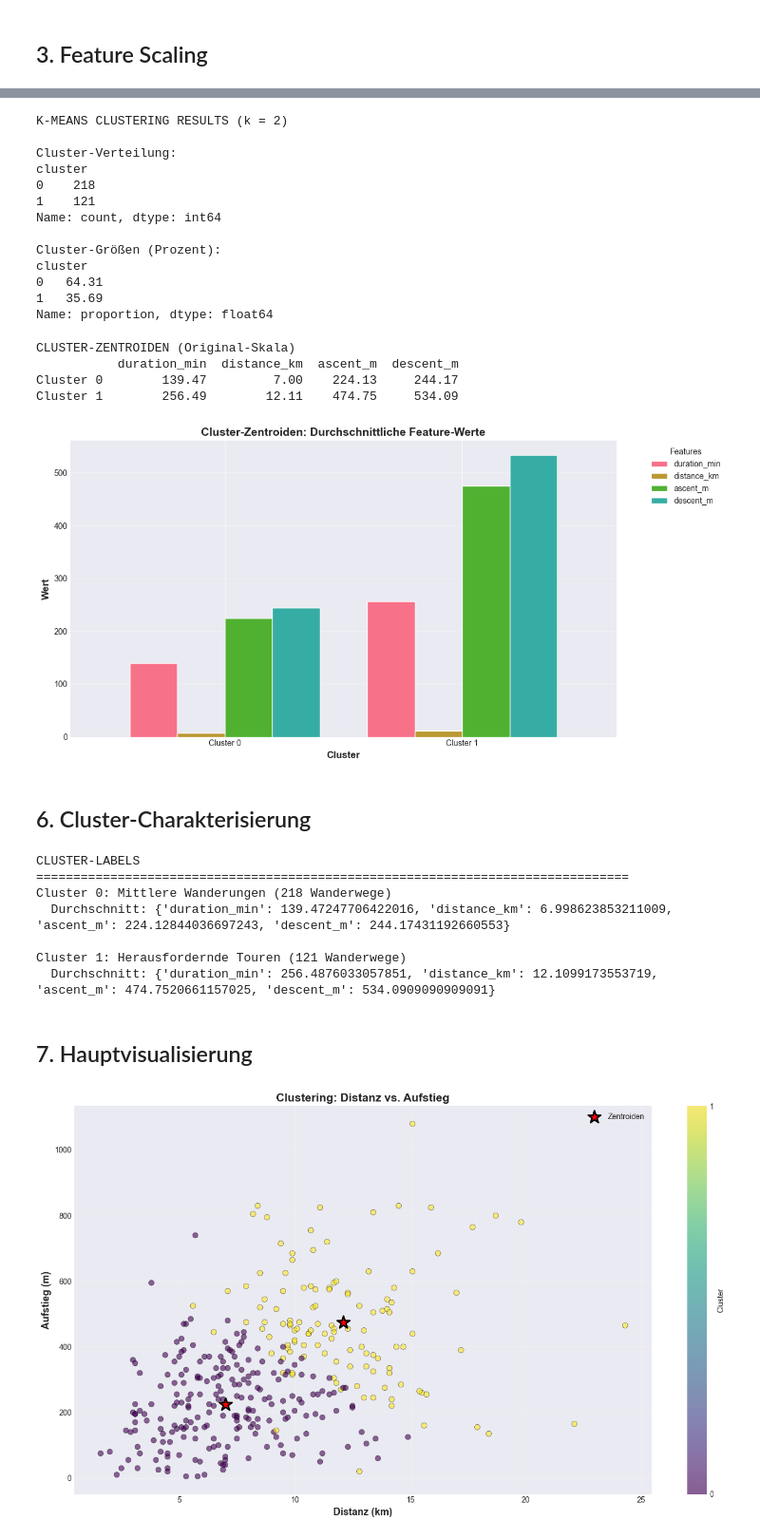
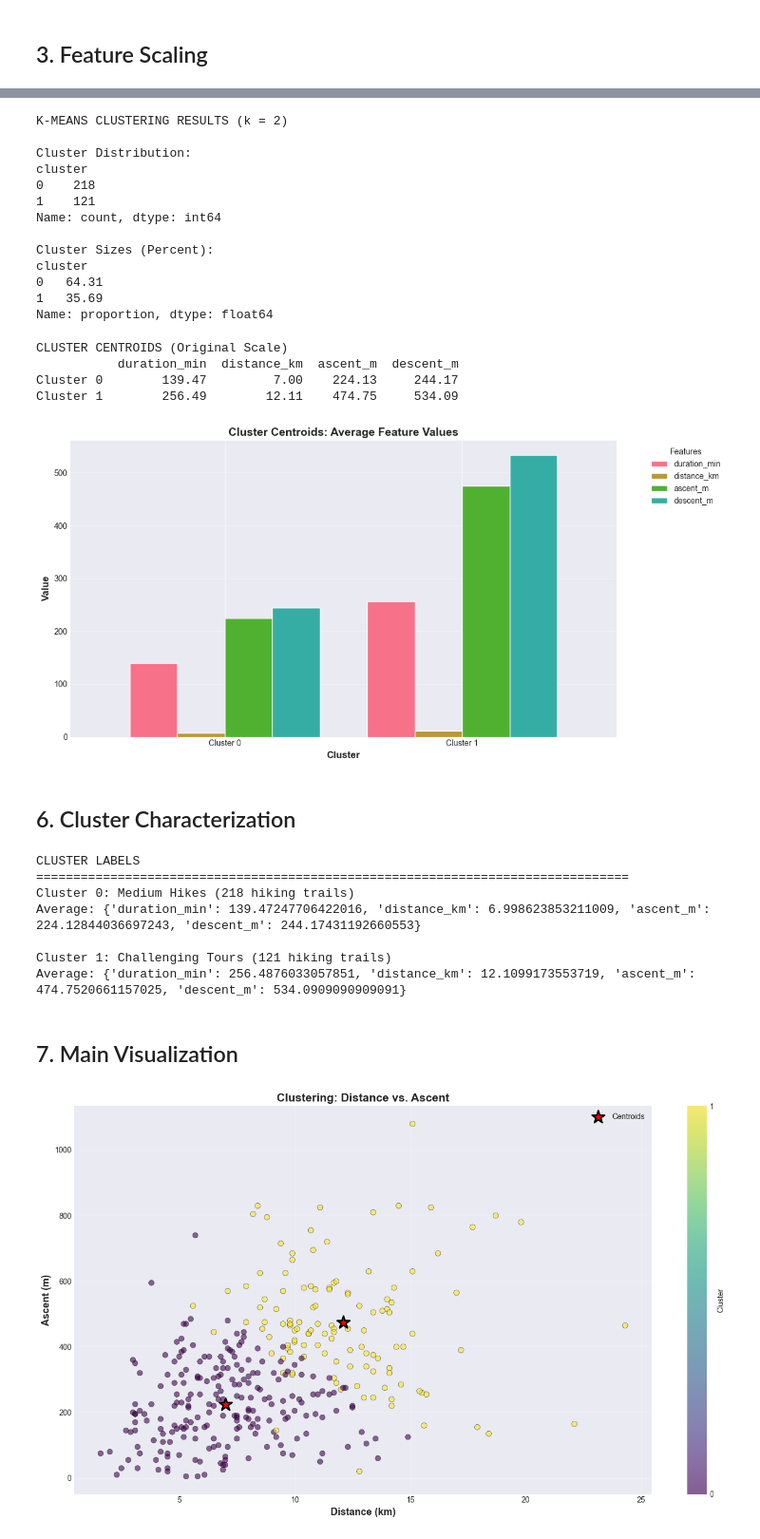
Before and after one commit to ganemmah/Schweizer_Wanderwege, a Jupyter notebook: AP_05_kmeans_clustering.ipynb, the cells around one changed output, grey strips where cells are left out. Shown at 95% size. Saved outputs shown, nothing was run; the diff lists cells and outputs as text; code cells hidden in the pictures.

```diff
--- a/AP_05_kmeans_clustering.ipynb
+++ b/AP_05_kmeans_clustering.ipynb
@@ -180,60 +176,60 @@ print(f"\n→ Empfehlung: k = {best_k_silhouette} (basierend auf höchstem Silho
 # %%
-# K-Means mit optimalem k
+# K-Means with optimal k
 optimal_k = best_k_silhouette
 
 kmeans_final = KMeans(n_clusters=optimal_k, random_state=42, n_init=20)
 df_clean['cluster'] = kmeans_final.fit_predict(X_scaled)
 
 print(f"K-MEANS CLUSTERING RESULTS (k = {optimal_k})")
-print(f"\nCluster-Verteilung:")
+print(f"\nCluster Distribution:")
 print(df_clean['cluster'].value_counts().sort_index())
-print(f"\nCluster-Größen (Prozent):")
+print(f"\nCluster Sizes (Percent):")
 print((df_clean['cluster'].value_counts(normalize=True).sort_index() * 100).round(2))
 # %% [output]
 K-MEANS CLUSTERING RESULTS (k = 2)
 
-Cluster-Verteilung:
+Cluster Distribution:
 cluster
 0    218
 1    121
 Name: count, dtype: int64
 
-Cluster-Größen (Prozent):
+Cluster Sizes (Percent):
 cluster
 0   64.31
 1   35.69
 Name: proportion, dtype: float64
 # %%
-# Cluster-Zentroiden (zurücktransformiert auf Original-Skala)
+# Cluster centroids (transformed back to original scale)
 centroids_scaled = kmeans_final.cluster_centers_
 centroids_original = scaler.inverse_transform(centroids_scaled)
 centroids_df = pd.DataFrame(centroids_original, columns=clustering_features)
 centroids_df.index = [f'Cluster {i}' for i in range(optimal_k)]
 
-print("\nCLUSTER-ZENTROIDEN (Original-Skala)")
+print("\nCLUSTER CENTROIDS (Original Scale)")
 print(centroids_df)
 
-# Visualisierung der Zentroiden
+# Visualize centroids
 fig, ax = plt.subplots(figsize=(12, 6))
 centroids_df.plot(kind='bar', ax=ax, width=0.8)
-ax.set_title('Cluster-Zentroiden: Durchschnittliche Feature-Werte', fontsize=14, fontweight='bold')
+ax.set_title('Cluster Centroids: Average Feature Values', fontsize=14, fontweight='bold')
 ax.set_xlabel('Cluster', fontsize=12, fontweight='bold')
-ax.set_ylabel('Wert', fontsize=12, fontweight='bold')
+ax.set_ylabel('Value', fontsize=12, fontweight='bold')
 ax.legend(title='Features', bbox_to_anchor=(1.05, 1), loc='upper left')
 ax.grid(True, alpha=0.3, axis='y')
 plt.xticks(rotation=0)
 plt.tight_layout()
 plt.show()
 # %% [output]
-CLUSTER-ZENTROIDEN (Original-Skala)
+CLUSTER CENTROIDS (Original Scale)
            duration_min  distance_km  ascent_m  descent_m
 Cluster 0        139.47         7.00    224.13     244.17
 Cluster 1        256.49        12.11    474.75     534.09
-[figure, old version]
+[figure, new version]
 # %% [markdown]
-## 6. Cluster-Charakterisierung
+## 6. Cluster Characterization
 # %%
-# Cluster-Labels basierend auf Charakteristiken
+# Create cluster labels based on characteristics
 cluster_labels = {}
 
 for cluster_id in range(optimal_k):
@@ -243,35 +239,35 @@ for cluster_id in range(optimal_k):
     avg_distance = cluster_data['distance_km'].mean()
     avg_ascent = cluster_data['ascent_m'].mean()
 
-    # Erstelle beschreibenden Label
+    # Create descriptive label
     if avg_duration < 120 and avg_distance < 5:
-        label = "Kurze Wanderungen"
+        label = "Short Hikes"
     elif avg_duration < 240 and avg_distance < 10:
-        label = "Mittlere Wanderungen"
+        label = "Medium Hikes"
     elif avg_ascent > 800:
-        label = "Bergtouren (hoher Aufstieg)"
+        label = "Mountain Tours (high ascent)"
     elif avg_distance > 15:
-        label = "Lange Distanzen"
+        label = "Long Distance"
     else:
-        label = "Herausfordernde Touren"
+        label = "Challenging Tours"
 
     cluster_labels[cluster_id] = label
 
-print("CLUSTER-LABELS")
+print("CLUSTER LABELS")
 print("="*80)
 for cluster_id, label in cluster_labels.items():
     count = len(df_clean[df_clean['cluster'] == cluster_id])
-    print(f"Cluster {cluster_id}: {label} ({count} Wanderwege)")
-    print(f"Durchschnitt: {centroids_df.loc[f'Cluster {cluster_id}'].to_dict()}")
+    print(f"Cluster {cluster_id}: {label} ({count} hiking trails)")
+    print(f"Average: {centroids_df.loc[f'Cluster {cluster_id}'].to_dict()}")
     print()
 # %% [output]
-CLUSTER-LABELS
+CLUSTER LABELS
 ================================================================================
-Cluster 0: Mittlere Wanderungen (218 Wanderwege)
-  Durchschnitt: {'duration_min': 139.47247706422016, 'distance_km': 6.998623853211009, 'ascent_m': 224.12844036697243, 'descent_m': 244.17431192660553}
+Cluster 0: Medium Hikes (218 hiking trails)
+Average: {'duration_min': 139.47247706422016, 'distance_km': 6.998623853211009, 'ascent_m': 224.12844036697243, 'descent_m': 244.17431192660553}
 
-Cluster 1: Herausfordernde Touren (121 Wanderwege)
-  Durchschnitt: {'duration_min': 256.4876033057851, 'distance_km': 12.1099173553719, 'ascent_m': 474.7520661157025, 'descent_m': 534.0909090909091}
+Cluster 1: Challenging Tours (121 hiking trails)
+Average: {'duration_min': 256.4876033057851, 'distance_km': 12.1099173553719, 'ascent_m': 474.7520661157025, 'descent_m': 534.0909090909091}
 # %% [markdown]
-## 7. Hauptvisualisierung
+## 7. Main Visualization
 # %%
```
Also changed, not shown: parts of 19 cells of this notebook.
